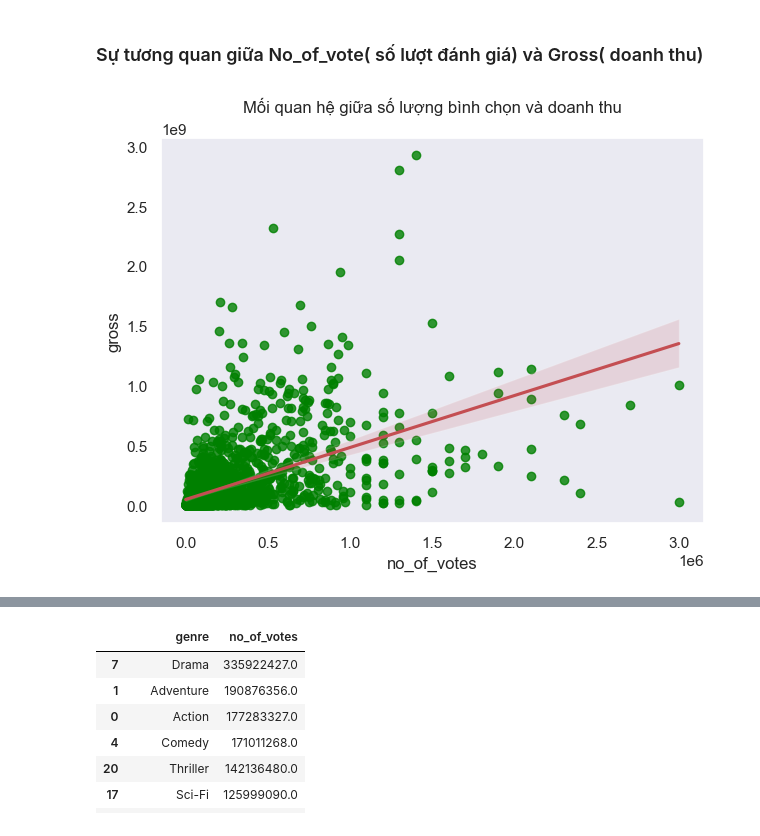
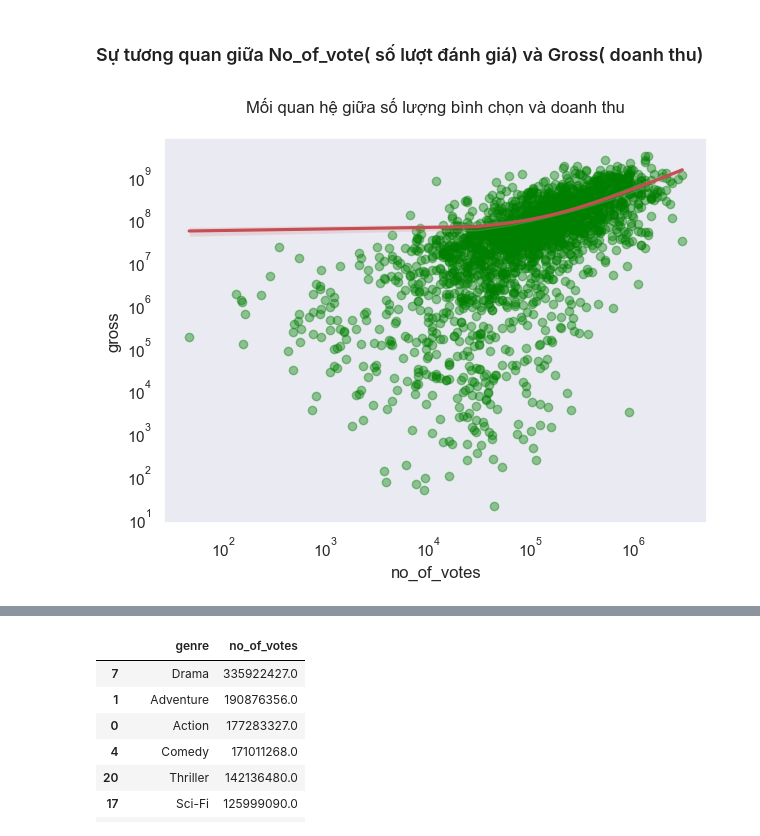
Before and after one commit to phuocnguyen2412/movie-analyst, a Jupyter notebook: gross_noofvotes_analyst.ipynb, the cells around one changed output, grey strips where cells are left out. Saved outputs shown, nothing was run; the diff lists cells and outputs as text; code cells hidden in the pictures.

```diff
--- a/gross_noofvotes_analyst.ipynb
+++ b/gross_noofvotes_analyst.ipynb
@@ -53,9 +94,18 @@ ax.set_title(title,loc='left',fontsize=13,fontweight='bold',color='green');
 # %%
 plt.figure(figsize=(7,5));
-sns.regplot(data=df_filtered,x='no_of_votes',y='gross',color='green',line_kws=dict(color="r"));
+sns.regplot(
+    data=df_filtered,
+    x="no_of_votes",
+    y="gross",
+    color="green",
+    line_kws=dict(color="r"),
+    scatter_kws={"alpha": 0.4},
+)
+plt.xscale("log")
+plt.yscale("log")
 plt.title("Mối quan hệ giữa số lượng bình chọn và doanh thu\n");
 # %% [output]
-[figure, old version]
+[figure, new version]
 # %%
 import os
 
```
Also changed, not shown: parts of 4 cells of this notebook, 2 other files.
